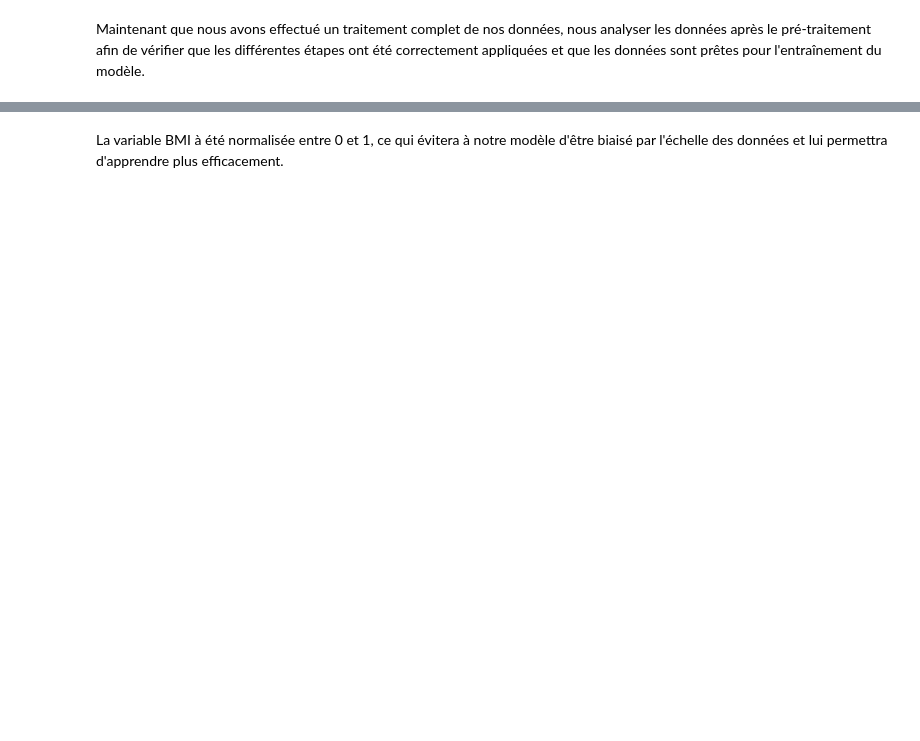
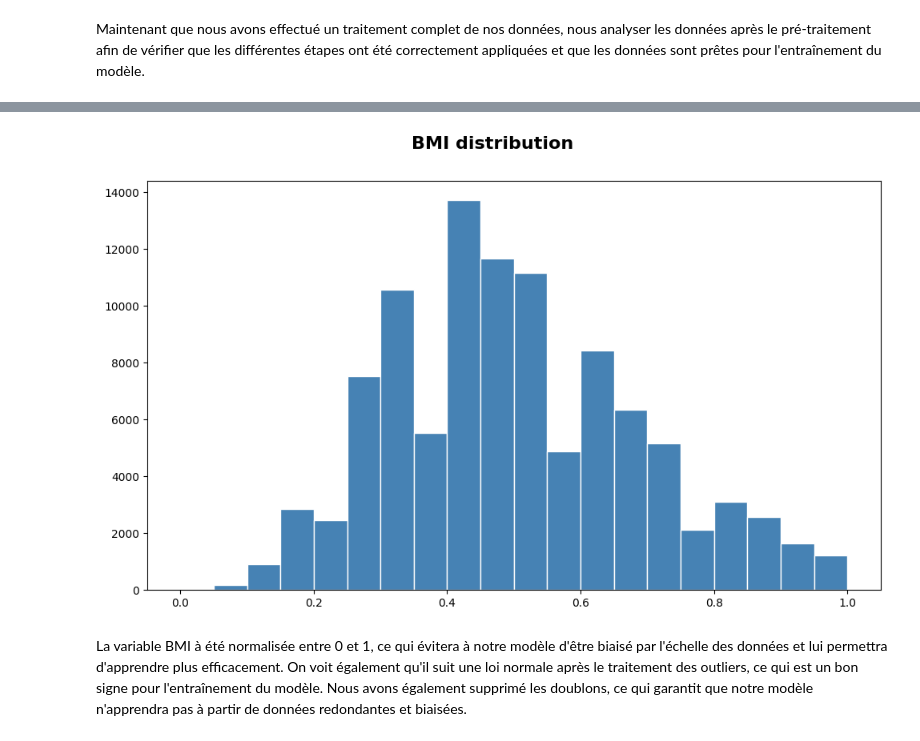
Before and after one commit to saadaouis/Deep_Learning-project, a Jupyter notebook: Livrable.ipynb, the cells around one changed output, grey strips where cells are left out. Cells and saved outputs as stored; diff of their text form; code cells hidden in the pictures; blank space fills up the shorter version.

```diff
--- a/Livrable.ipynb
+++ b/Livrable.ipynb
@@ -365,2 +369,10 @@ display(df_data.describe().T.style.background_gradient(cmap='Blues'))
+# %%
+# Distribution de la variable BMI après traitement
+df_data['BMI'].hist(figsize=(10, 6), bins=20, color='steelblue', edgecolor='white', grid=False)
+plt.suptitle("BMI distribution", fontsize=16, fontweight='bold', y=1.01)
+plt.tight_layout()
+plt.show()
+# %% [output]
+[figure, added]
 # %% [markdown]
-La variable BMI à été normalisée entre 0 et 1, ce qui évitera à notre modèle d'être biaisé par l'échelle des données et lui permettra d'apprendre plus efficacement.
+La variable BMI à été normalisée entre 0 et 1, ce qui évitera à notre modèle d'être biaisé par l'échelle des données et lui permettra d'apprendre plus efficacement. On voit également qu'il suit une loi normale après le traitement des outliers, ce qui est un bon signe pour l'entraînement du modèle. Nous avons également supprimé les doublons, ce qui garantit que notre modèle n'apprendra pas à partir de données redondantes et biaisées.
```
Also changed, not shown: parts of 11 cells of this notebook, 1 other file.
